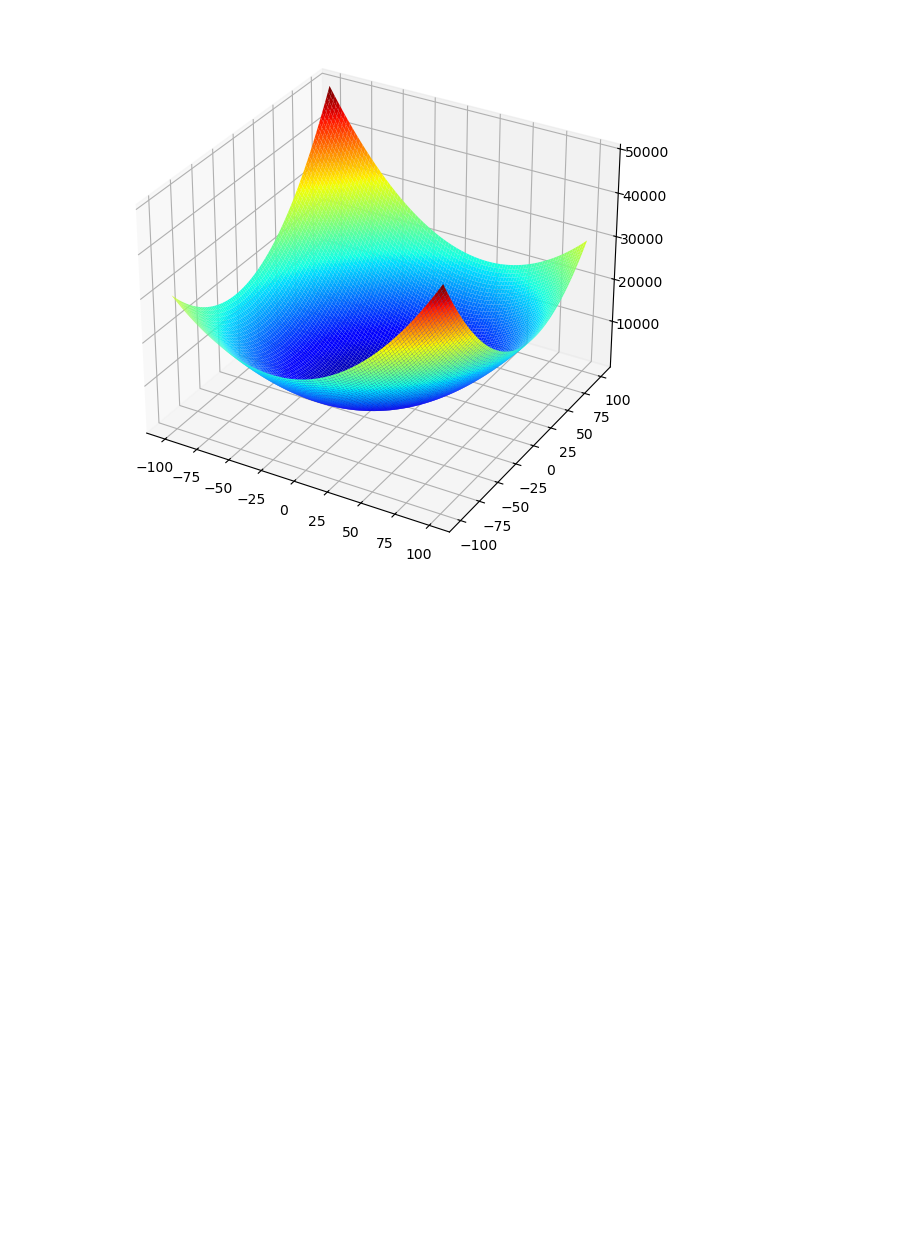
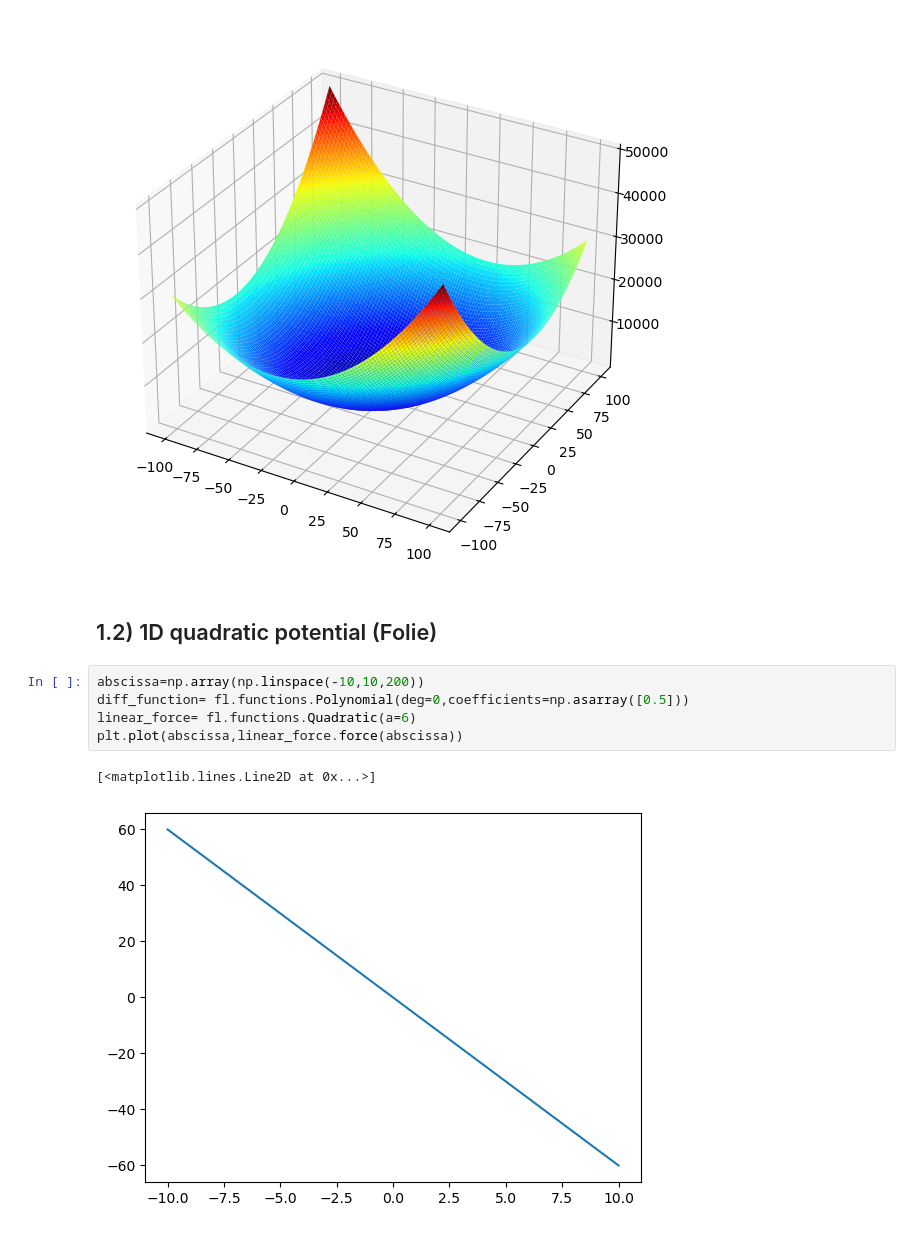
Before and after one commit to langevinmodel/folie, a Jupyter notebook: toy models/2D Double Well.ipynb, the cells around one changed output. Drawn from its saved outputs; the diff is of its cells as text; blank space fills up the shorter version.

```diff
--- a/toy models/2D Double Well.ipynb
+++ b/toy models/2D Double Well.ipynb
@@ -29,3 +31,13 @@ ax.plot_surface(X, Y, Z, rstride=1, cstride=1,cmap='jet', edgecolor = 'none')
 # %% [output]
 <mpl_toolkits.mplot3d.art3d.Poly3DCollection at 0x...>
 [figure]
+# %% [markdown]
+## 1.2) 1D quadratic potential (Folie)
+# %%
+abscissa=np.array(np.linspace(-10,10,200))
+diff_function= fl.functions.Polynomial(deg=0,coefficients=np.asarray([0.5]))
+linear_force= fl.functions.Quadratic(a=6)
+plt.plot(abscissa,linear_force.force(abscissa))
+# %% [output]
+[<matplotlib.lines.Line2D at 0x...>]
+[figure, added]
```
Also changed, not shown: parts of 25 cells of this notebook, 1 other file.
